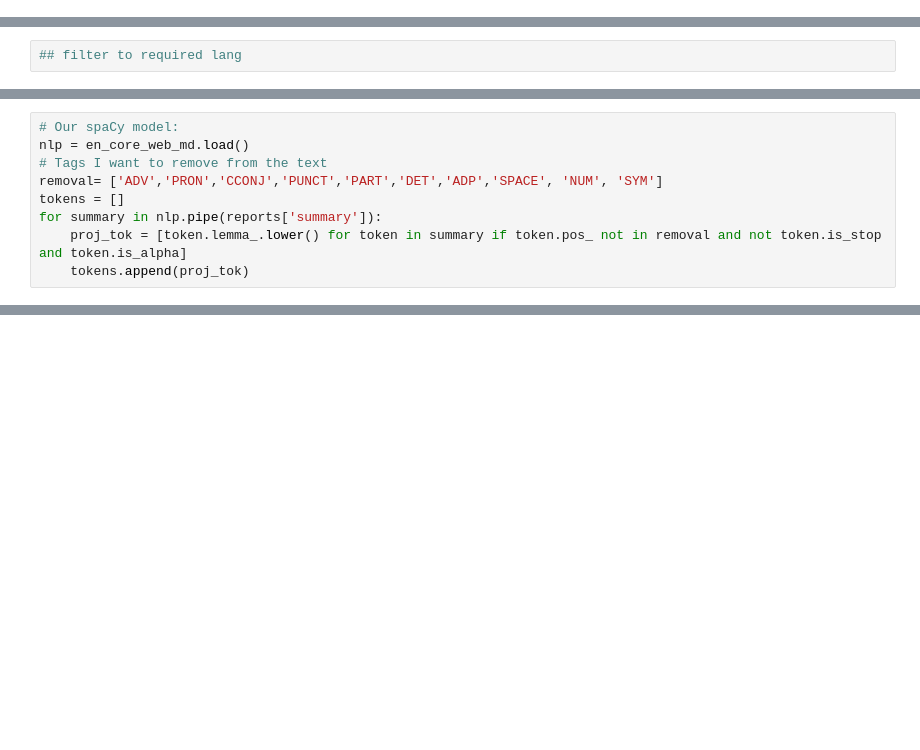
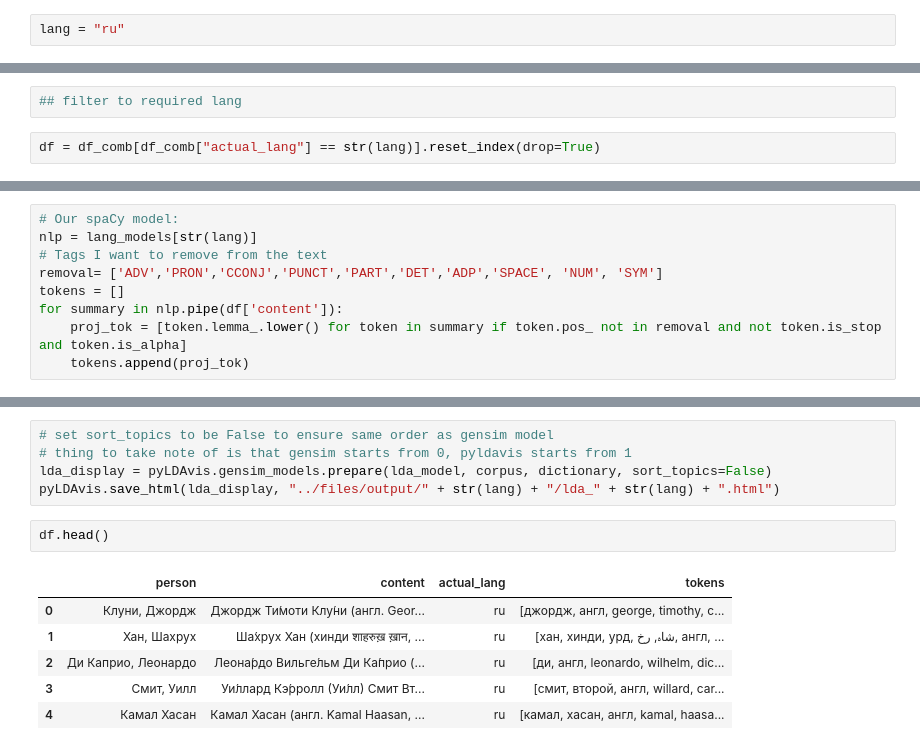
Before and after one commit to bhavesh-chainani/topic_modelling, a Jupyter notebook: scripts/topic_modelling.ipynb, the cells around one changed output, grey strips where cells are left out. Drawn from its saved outputs; the diff is of its cells as text; blank space fills up the shorter version.

```diff
--- a/scripts/topic_modelling.ipynb
+++ b/scripts/topic_modelling.ipynb
@@ -15,3 +13,5 @@ lang_interested = "en"
+# %%
+lang = "ru"
 # %%
 df_comb = pd.read_excel("../files/input/combined_data.xlsx")
 # %%
@@ -70,2 +49,4 @@ df_comb[""]
 # %%
 ## filter to required lang
+# %%
+df = df_comb[df_comb["actual_lang"] == str(lang)].reset_index(drop=True)
@@ -73,10 +65,10 @@ df_comb[""]
 lang_models = {"en": spacy.load("en_core_web_md"), "it": spacy.load("it_core_news_md"), "ru": spacy.load("ru_core_news_md")}
 # %%
 # Our spaCy model:
-nlp = en_core_web_md.load()
+nlp = lang_models[str(lang)]
 # Tags I want to remove from the text
 removal= ['ADV','PRON','CCONJ','PUNCT','PART','DET','ADP','SPACE', 'NUM', 'SYM']
 tokens = []
-for summary in nlp.pipe(reports['summary']):
+for summary in nlp.pipe(df['content']):
     proj_tok = [token.lemma_.lower() for token in summary if token.pos_ not in removal and not token.is_stop and token.is_alpha]
     tokens.append(proj_tok)
@@ -83 +149,15 @@ for summary in nlp.pipe(reports['summary']):
+# %%
+# set sort_topics to be False to ensure same order as gensim model
+# thing to take note of is that gensim starts from 0, pyldavis starts from 1
+lda_display = pyLDAvis.gensim_models.prepare(lda_model, corpus, dictionary, sort_topics=False)
+pyLDAvis.save_html(lda_display, "../files/output/" + str(lang) + "/lda_" + str(lang) + ".html")
+# %%
+df.head()
+# %% [output]
+|  | person | content | actual_lang | tokens |
+| 0 | Клуни, Джордж | Джордж Ти́моти Клу́ни (англ. Geor... | ru | [джордж, англ, george, timothy, c... |
+| 1 | Хан, Шахрух | Ша́хрух Хан (хинди शाहरुख़ ख़ान, ... | ru | [хан, хинди, урд, شاہ, رخ, англ, ... |
+| 2 | Ди Каприо, Леонардо | Леона́рдо Вильге́льм Ди Ка́прио (... | ru | [ди, англ, leonardo, wilhelm, dic... |
+| 3 | Смит, Уилл | Уи́ллард Кэ́рролл (Уи́лл) Смит Вт... | ru | [смит, второй, англ, willard, car... |
+| 4 | Камал Хасан | Камал Хасан (англ. Kamal Haasan, ... | ru | [камал, хасан, англ, kamal, haasa... |
 # %%
```
Also changed, not shown: parts of 20 cells of this notebook, 13 other files.
